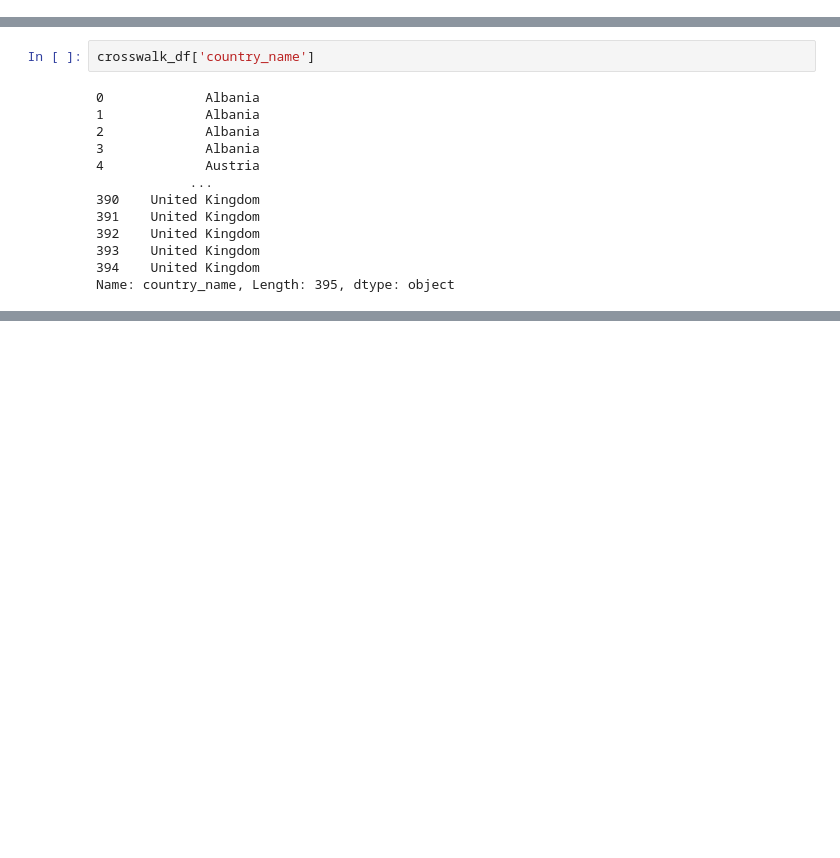
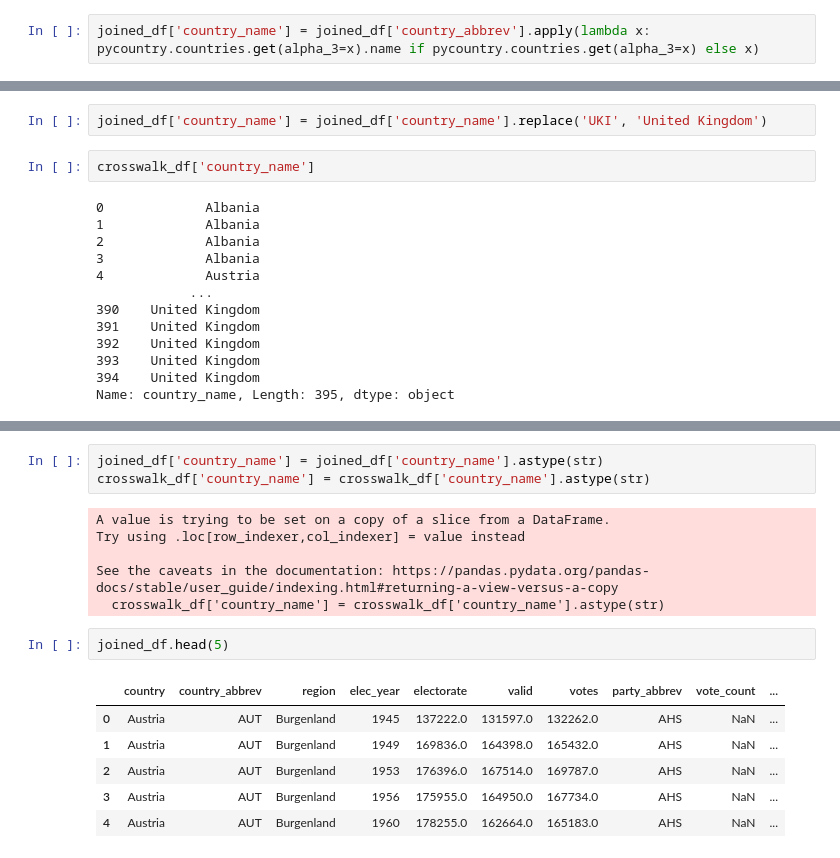
Before and after one commit to SamTGoodson/subnational_inequality, a Jupyter notebook: notebooks/data_processing/regional_files.ipynb, the cells around one changed output, grey strips where cells are left out. Drawn from its saved outputs; the diff is of its cells as text; blank space fills up the shorter version.

```diff
--- a/notebooks/data_processing/regional_files.ipynb
+++ b/notebooks/data_processing/regional_files.ipynb
@@ -217,2 +218,4 @@ Name: count, dtype: int64
 # %%
 crosswalk_df['country_name'] = crosswalk_df['country.x'].apply(lambda x: pycountry.countries.get(alpha_3=x).name if pycountry.countries.get(alpha_3=x) else x)
+# %%
+joined_df['country_name'] = joined_df['country_abbrev'].apply(lambda x: pycountry.countries.get(alpha_3=x).name if pycountry.countries.get(alpha_3=x) else x)
@@ -219,3 +237,5 @@ crosswalk_df['country_name'] = crosswalk_df['country.x'].apply(lambda x: pycount
+# %%
+joined_df['country_name'] = joined_df['country_name'].replace('UKI', 'United Kingdom')
 # %%
 crosswalk_df['country_name']
 # %% [output]
@@ -233,0 +263,18 @@ Name: country_name, Length: 395, dtype: object
+# %%
+joined_df['country_name'] = joined_df['country_name'].astype(str)
+crosswalk_df['country_name'] = crosswalk_df['country_name'].astype(str)
+# %% [output]
+A value is trying to be set on a copy of a slice from a DataFrame.
+Try using .loc[row_indexer,col_indexer] = value instead
+
+See the caveats in the documentation: https://pandas.pydata.org/pandas-docs/stable/user_guide/indexing.html#returning-a-view-versus-a-copy
+  crosswalk_df['country_name'] = crosswalk_df['country_name'].astype(str)
+# %%
+joined_df.head(5)
+# %% [output]
+|  | country | country_abbrev | region | elec_year | electorate | valid | votes | party_abbrev | vote_count | ... |
+| 0 | Austria | AUT | Burgenland | 1945 | 137222.0 | 131597.0 | 132262.0 | AHS | NaN | ... |
+| 1 | Austria | AUT | Burgenland | 1949 | 169836.0 | 164398.0 | 165432.0 | AHS | NaN | ... |
+| 2 | Austria | AUT | Burgenland | 1953 | 176396.0 | 167514.0 | 169787.0 | AHS | NaN | ... |
+| 3 | Austria | AUT | Burgenland | 1956 | 175955.0 | 164950.0 | 167734.0 | AHS | NaN | ... |
+| 4 | Austria | AUT | Burgenland | 1960 | 178255.0 | 162664.0 | 165183.0 | AHS | NaN | ... |
```
Also changed, not shown: parts of 14 cells of this notebook, 1 other file.
